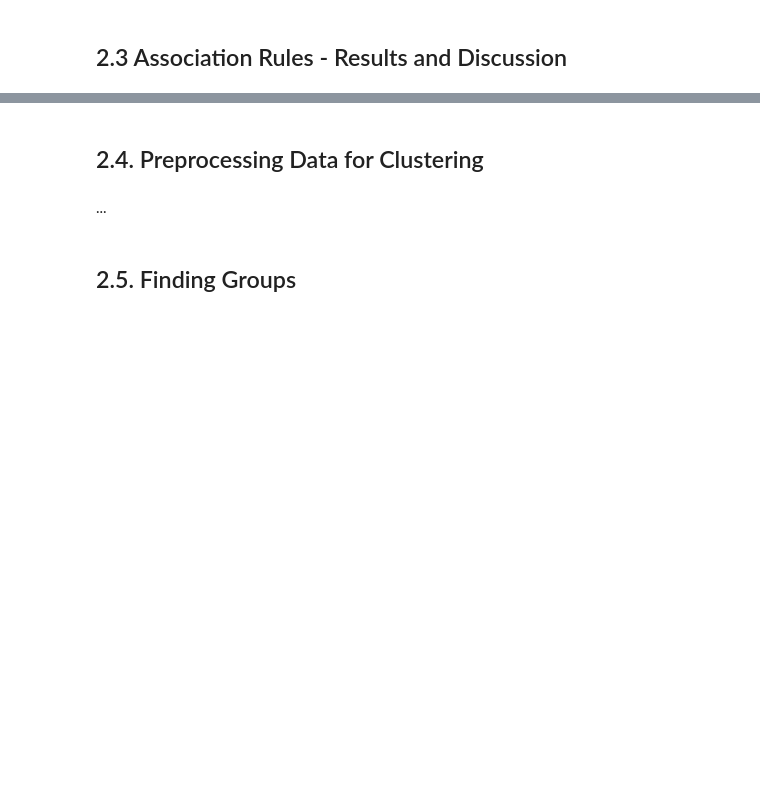
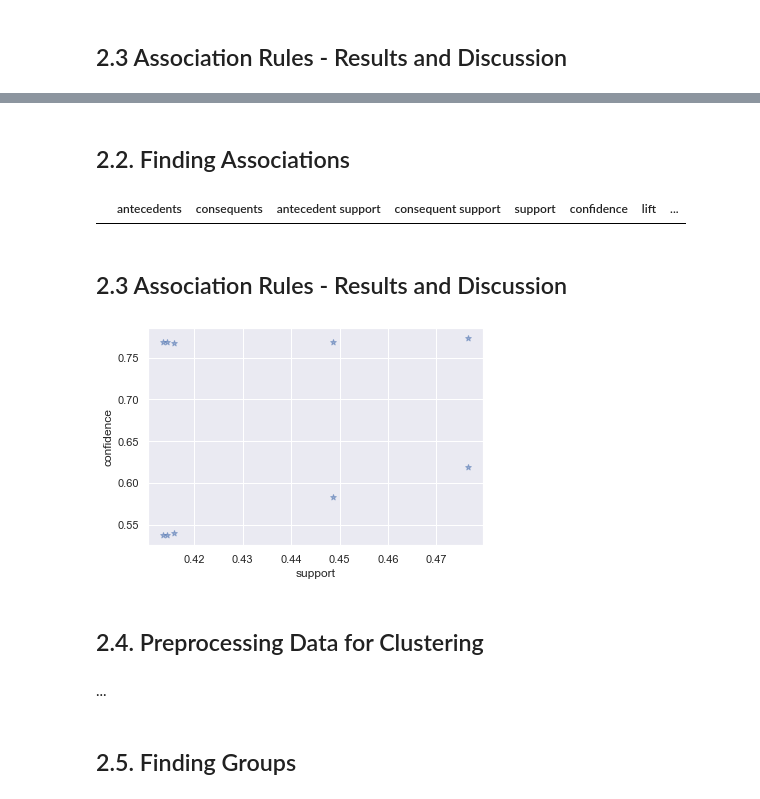
Before and after one commit to F-Madruga/Donation_Dataset_Predictions_FCUL, a Jupyter notebook: AA_202021_Project.ipynb, the cells around one changed output, grey strips where cells are left out. Saved outputs shown, nothing was run; the diff lists cells and outputs as text; code cells hidden in the pictures; blank space fills up the shorter version.

```diff
--- a/AA_202021_Project.ipynb
+++ b/AA_202021_Project.ipynb
@@ -1200,0 +1204,2 @@ rules
+# %%
+binary_database = binary_database.drop(columns=['0.0_HOME_OWNER', '0.0_IN_HOUSE', '0.0_PEP_STAR', '0.0_PUBLISHED_PHONE', '0.0_RECENT_STAR_STATUS'])
@@ -1201,3 +1211,24 @@ rules
+# %% [markdown]
+## 2.2. Finding Associations
+# %%
+rules = association_rules(frequent_itemsets, metric='support', min_threshold=0.01)
+condition_1 = rules['antecedents'].apply(lambda x: '0.0_DONATION_TYPE' in x or '1.0_DONATION_TYPE' in x or '2.0_DONATION_TYPE' in x or '3.0_DONATION_TYPE' in x or '4.0_DONATION_TYPE' in x)
+condition_2 =  rules['consequents'].apply(lambda x: '0.0_DONATION_TYPE' in x or '1.0_DONATION_TYPE' in x or '2.0_DONATION_TYPE' in x or '3.0_DONATION_TYPE' in x or '4.0_DONATION_TYPE' in x)
+rules.loc[condition_1 | condition_2].sort_values(by='support', ascending=False)
+# %% [output]
+|  | antecedents | consequents | antecedent support | consequent support | support | confidence | lift | ... |
+# %% [markdown]
+## 2.3 Association Rules - Results and Discussion
+# %%
+support=rules['support'].values
+confidence=rules['confidence'].values
+
+plt.scatter(support, confidence, alpha=0.5, marker="*")
+plt.xlabel('support')
+plt.ylabel('confidence')
+plt.show()
+# %% [output]
+[figure, added]
 # %% [markdown]
 ## 2.4. Preprocessing Data for Clustering
 # %% [markdown]
```
Also changed, not shown: parts of 14 cells of this notebook.
